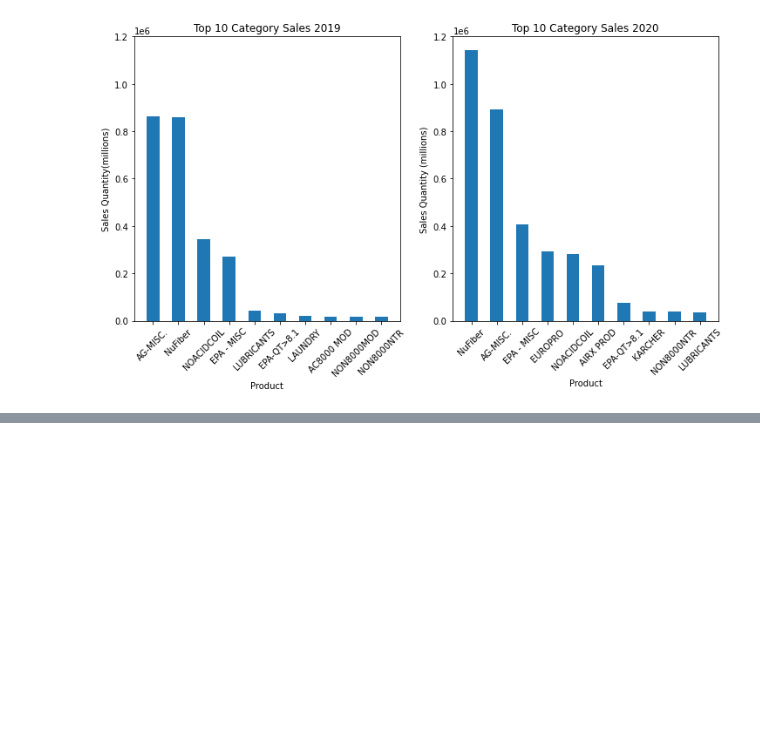
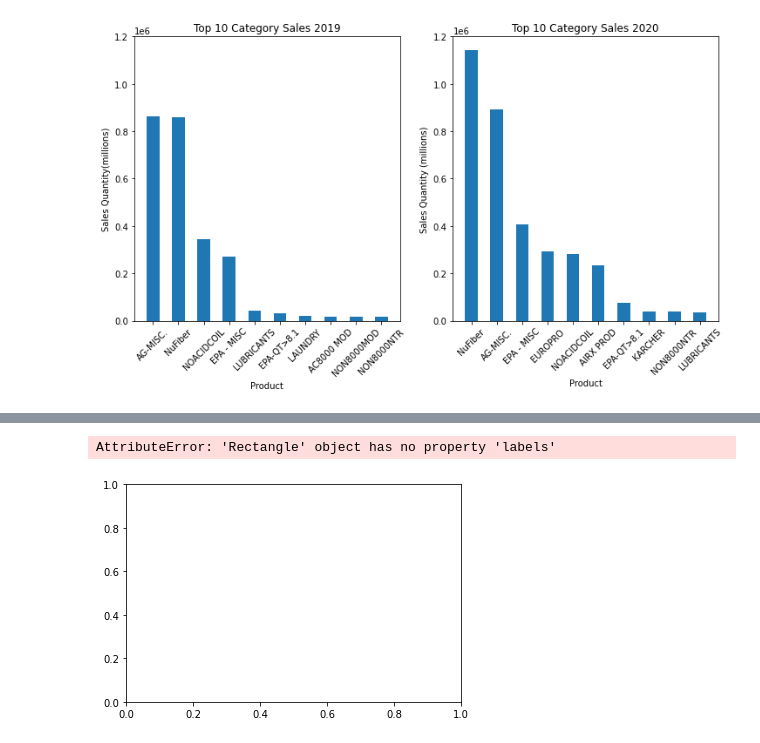
Before and after one commit to aadeba5/Project1, a Jupyter notebook: Nuance_Eric.ipynb, the cells around one changed output, grey strips where cells are left out. Saved outputs shown, nothing was run; the diff lists cells and outputs as text; code cells hidden in the pictures; blank space fills up the shorter version.

```diff
--- a/Nuance_Eric.ipynb
+++ b/Nuance_Eric.ipynb
@@ -168 +168,13 @@ merged_data
+# %%
+xlabels = merged_data.index
+twenty_19 = merged_data['qty_ship_2019'].to_numpy()
+twenty_20 = merged_data['qty_ship_2020'].to_numpy()
+# %%
+x = np.arange(len(xlabels))
+plt.bar(x, height = merged_data['qty_ship_2019'],labels = xlabels, width=.5)
+plt.bar(x+.5, height = merged_data['qty_ship_2020'],labels = xlabels, width = .5)
+plt.show()
+# %% [output]
+AttributeError: 'Rectangle' object has no property 'labels'
+[figure, added]
 # %%
```
Also changed, not shown: parts of 2 cells of this notebook.
